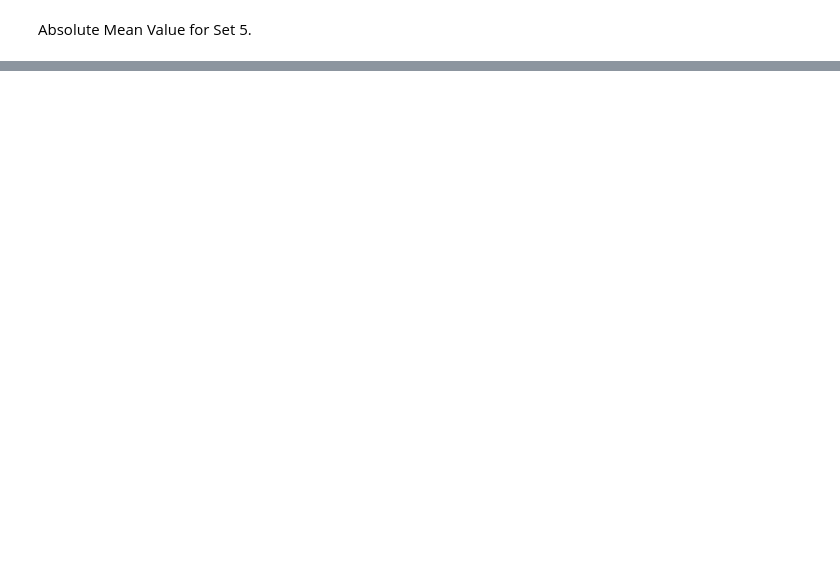
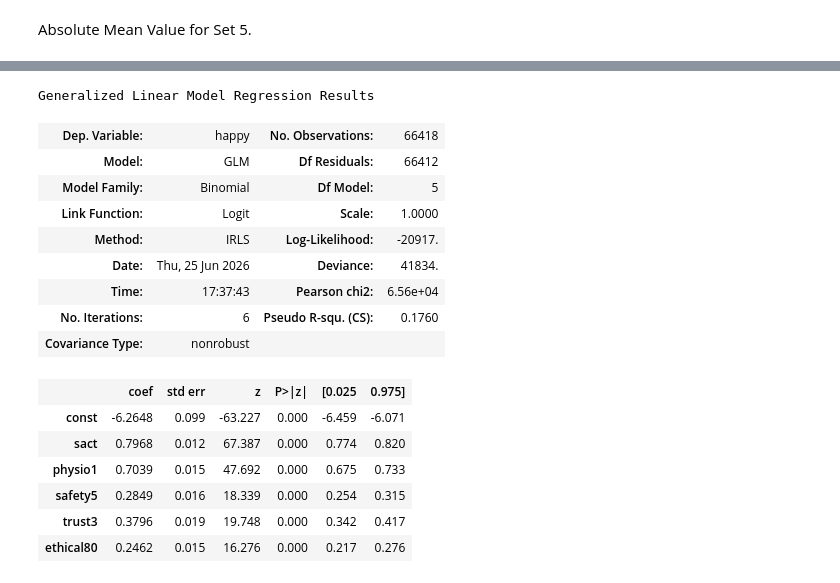
Before and after one commit to DanielChan03/global-happiness-reseach-study, a Jupyter notebook: code/no_sampling/wvs_no_sampling_shap_analysis.ipynb, the cells around one changed output, grey strips where cells are left out. Drawn from its saved outputs; the diff is of its cells as text; code cells hidden in the pictures; blank space fills up the shorter version.

```diff
--- a/code/no_sampling/wvs_no_sampling_shap_analysis.ipynb
+++ b/code/no_sampling/wvs_no_sampling_shap_analysis.ipynb
@@ -257,0 +323,41 @@ $$
+# %%
+import numpy as np
+import pandas as pd
+import statsmodels.api as sm
+from scipy.stats import chi2
+
+alpha = 0.05
+
+# Use the selected practical feature set from Combination 5.
+X_train_set_5 = data_splits[set_chosen]["X_train"].copy()
+y_train_series = pd.Series(np.ravel(y_train), name="happy")
+
+# Add intercept for inferential logistic regression.
+X_train_set_5_const = sm.add_constant(X_train_set_5, has_constant="add")
+
+# GLM with Binomial family gives logistic regression inference output.
+glm_full = sm.GLM(y_train_series, X_train_set_5_const, family=sm.families.Binomial()).fit()
+
+# Intercept-only model for likelihood-ratio testing.
+X_train_null = pd.DataFrame({"const": np.ones(len(y_train_series))})
+glm_null = sm.GLM(y_train_series, X_train_null, family=sm.families.Binomial()).fit()
+
+glm_full.summary()
+# %% [output]
+Generalized Linear Model Regression Results
+| Dep. Variable: | happy | No. Observations: | 66418 |
+| Model: | GLM | Df Residuals: | 66412 |
+| Model Family: | Binomial | Df Model: | 5 |
+| Link Function: | Logit | Scale: | 1.0000 |
+| Method: | IRLS | Log-Likelihood: | -20917. |
+| Date: | Thu, 25 Jun 2026 | Deviance: | 41834. |
+| Time: | 17:37:43 | Pearson chi2: | 6.56e+04 |
+| No. Iterations: | 6 | Pseudo R-squ. (CS): | 0.1760 |
+| Covariance Type: | nonrobust |  |  |
+|  | coef | std err | z | P>|z| | [0.025 | 0.975] |
+| const | -6.2648 | 0.099 | -63.227 | 0.000 | -6.459 | -6.071 |
+| sact | 0.7968 | 0.012 | 67.387 | 0.000 | 0.774 | 0.820 |
+| physio1 | 0.7039 | 0.015 | 47.692 | 0.000 | 0.675 | 0.733 |
+| safety5 | 0.2849 | 0.016 | 18.339 | 0.000 | 0.254 | 0.315 |
+| trust3 | 0.3796 | 0.019 | 19.748 | 0.000 | 0.342 | 0.417 |
+| ethical80 | 0.2462 | 0.015 | 16.276 | 0.000 | 0.217 | 0.276 |
```
Also changed, not shown: parts of 14 cells of this notebook, 1 other file.
